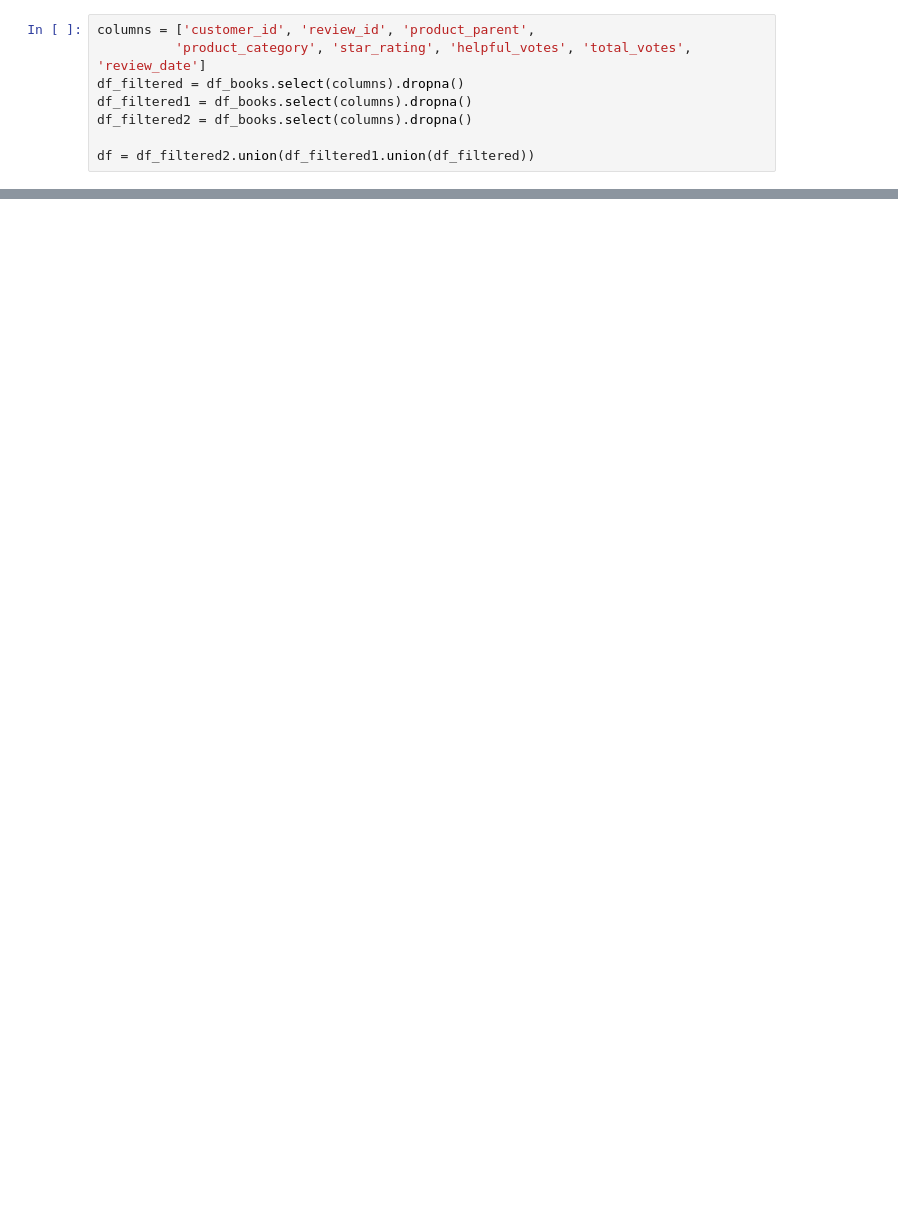
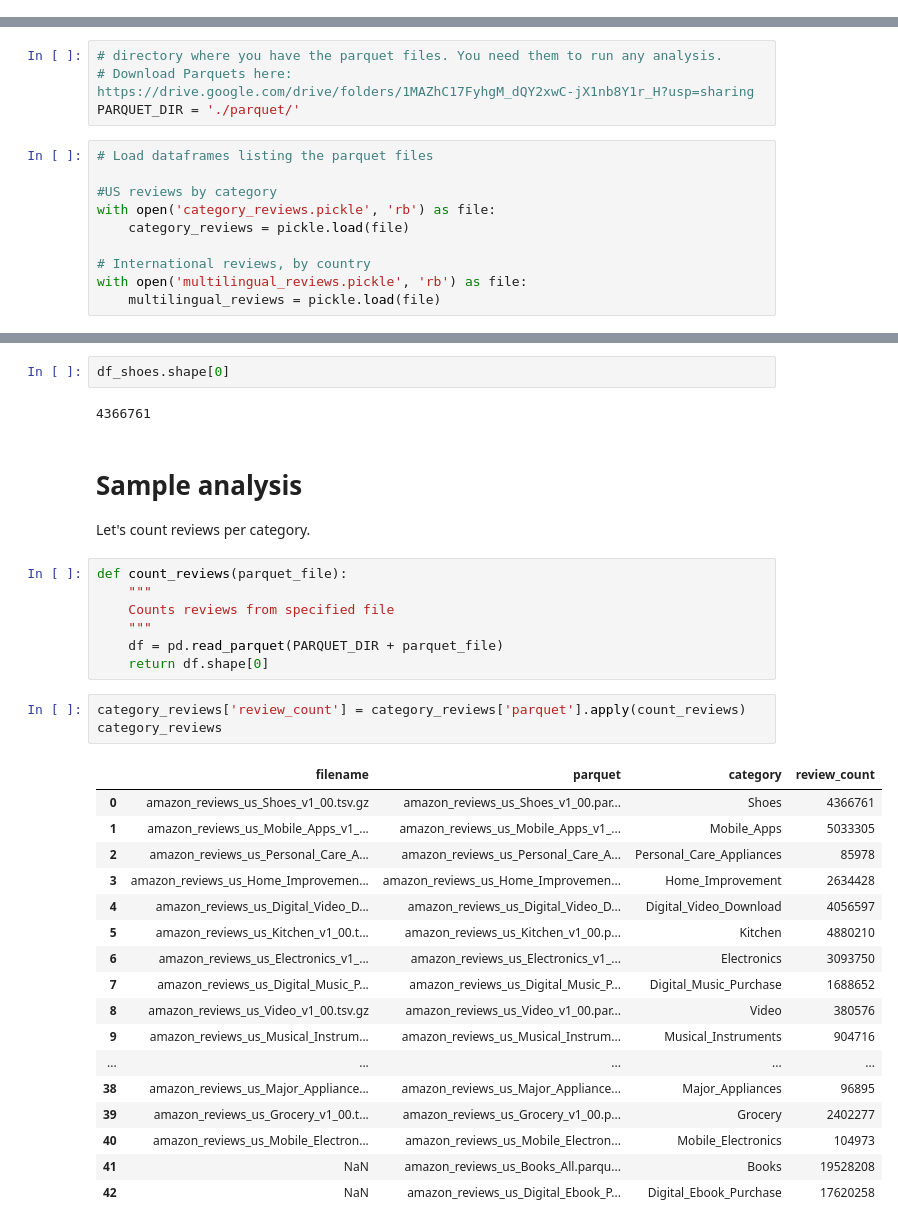
Before and after one commit to pjuda/ada-project, a Jupyter notebook: amazon-reviews.ipynb, the cells around one changed output, grey strips where cells are left out. Drawn from its saved outputs; the diff is of its cells as text; blank space fills up the shorter version.

Commit message:
Add sample analysis

```diff
--- a/amazon-reviews.ipynb
+++ b/amazon-reviews.ipynb
@@ -104,8 +0,0 @@ df_books.filter("product_category == 'Books'").count()
-# %%
-columns = ['customer_id', 'review_id', 'product_parent',
-          'product_category', 'star_rating', 'helpful_votes', 'total_votes', 'review_date']
-df_filtered = df_books.select(columns).dropna()
-df_filtered1 = df_books.select(columns).dropna()
-df_filtered2 = df_books.select(columns).dropna()
-
-df = df_filtered2.union(df_filtered1.union(df_filtered))
@@ -231,0 +5,14 @@ dtype: int64
+# %%
+# directory where you have the parquet files. You need them to run any analysis.
+# Download Parquets here: https://drive.google.com/drive/folders/1MAZhC17FyhgM_dQY2xwC-jX1nb8Y1r_H?usp=sharing
+PARQUET_DIR = './parquet/'
+# %%
+# Load dataframes listing the parquet files
+
+#US reviews by category
+with open('category_reviews.pickle', 'rb') as file:
+    category_reviews = pickle.load(file)
+
+# International reviews, by country
+with open('multilingual_reviews.pickle', 'rb') as file:
+    multilingual_reviews = pickle.load(file)
@@ -231,0 +63,36 @@ dtype: int64
+# %%
+df_shoes.shape[0]
+# %% [output]
+4366761
+# %% [markdown]
+# Sample analysis
+
+Let's count reviews per category.
+# %%
+def count_reviews(parquet_file):
+    """
+    Counts reviews from specified file
+    """
+    df = pd.read_parquet(PARQUET_DIR + parquet_file)
+    return df.shape[0]
+# %%
+category_reviews['review_count'] = category_reviews['parquet'].apply(count_reviews)
+category_reviews
+# %% [output]
+|  | filename | parquet | category | review_count |
+| 0 | amazon_reviews_us_Shoes_v1_00.tsv.gz | amazon_reviews_us_Shoes_v1_00.par... | Shoes | 4366761 |
+| 1 | amazon_reviews_us_Mobile_Apps_v1_... | amazon_reviews_us_Mobile_Apps_v1_... | Mobile_Apps | 5033305 |
+| 2 | amazon_reviews_us_Personal_Care_A... | amazon_reviews_us_Personal_Care_A... | Personal_Care_Appliances | 85978 |
+| 3 | amazon_reviews_us_Home_Improvemen... | amazon_reviews_us_Home_Improvemen... | Home_Improvement | 2634428 |
+| 4 | amazon_reviews_us_Digital_Video_D... | amazon_reviews_us_Digital_Video_D... | Digital_Video_Download | 4056597 |
+| 5 | amazon_reviews_us_Kitchen_v1_00.t... | amazon_reviews_us_Kitchen_v1_00.p... | Kitchen | 4880210 |
+| 6 | amazon_reviews_us_Electronics_v1_... | amazon_reviews_us_Electronics_v1_... | Electronics | 3093750 |
+| 7 | amazon_reviews_us_Digital_Music_P... | amazon_reviews_us_Digital_Music_P... | Digital_Music_Purchase | 1688652 |
+| 8 | amazon_reviews_us_Video_v1_00.tsv.gz | amazon_reviews_us_Video_v1_00.par... | Video | 380576 |
+| 9 | amazon_reviews_us_Musical_Instrum... | amazon_reviews_us_Musical_Instrum... | Musical_Instruments | 904716 |
+| ... | ... | ... | ... | ... |
+| 38 | amazon_reviews_us_Major_Appliance... | amazon_reviews_us_Major_Appliance... | Major_Appliances | 96895 |
+| 39 | amazon_reviews_us_Grocery_v1_00.t... | amazon_reviews_us_Grocery_v1_00.p... | Grocery | 2402277 |
+| 40 | amazon_reviews_us_Mobile_Electron... | amazon_reviews_us_Mobile_Electron... | Mobile_Electronics | 104973 |
+| 41 | NaN | amazon_reviews_us_Books_All.parqu... | Books | 19528208 |
+| 42 | NaN | amazon_reviews_us_Digital_Ebook_P... | Digital_Ebook_Purchase | 17620258 |
```
Also changed, not shown: parts of 43 cells of this notebook, 3 other files.
